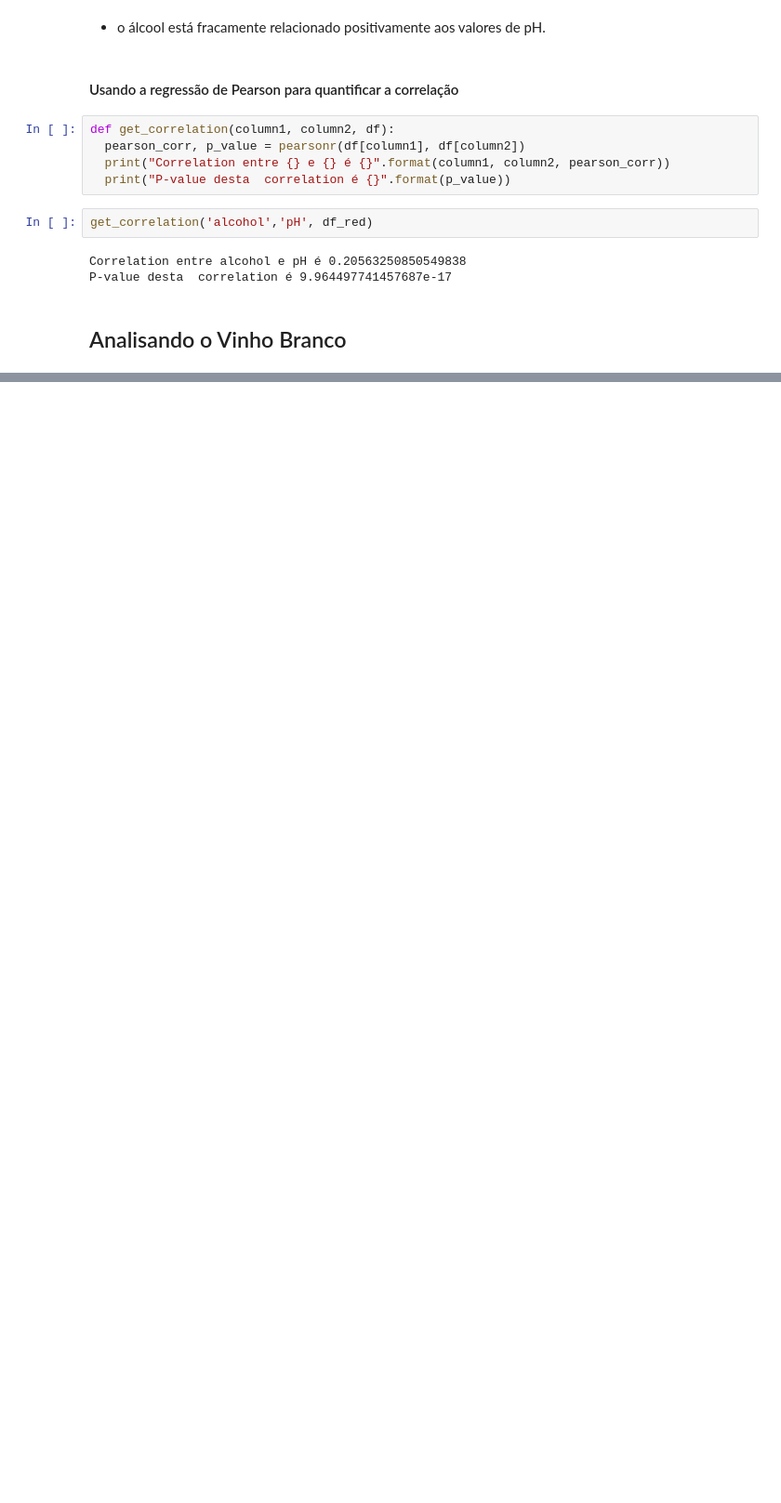
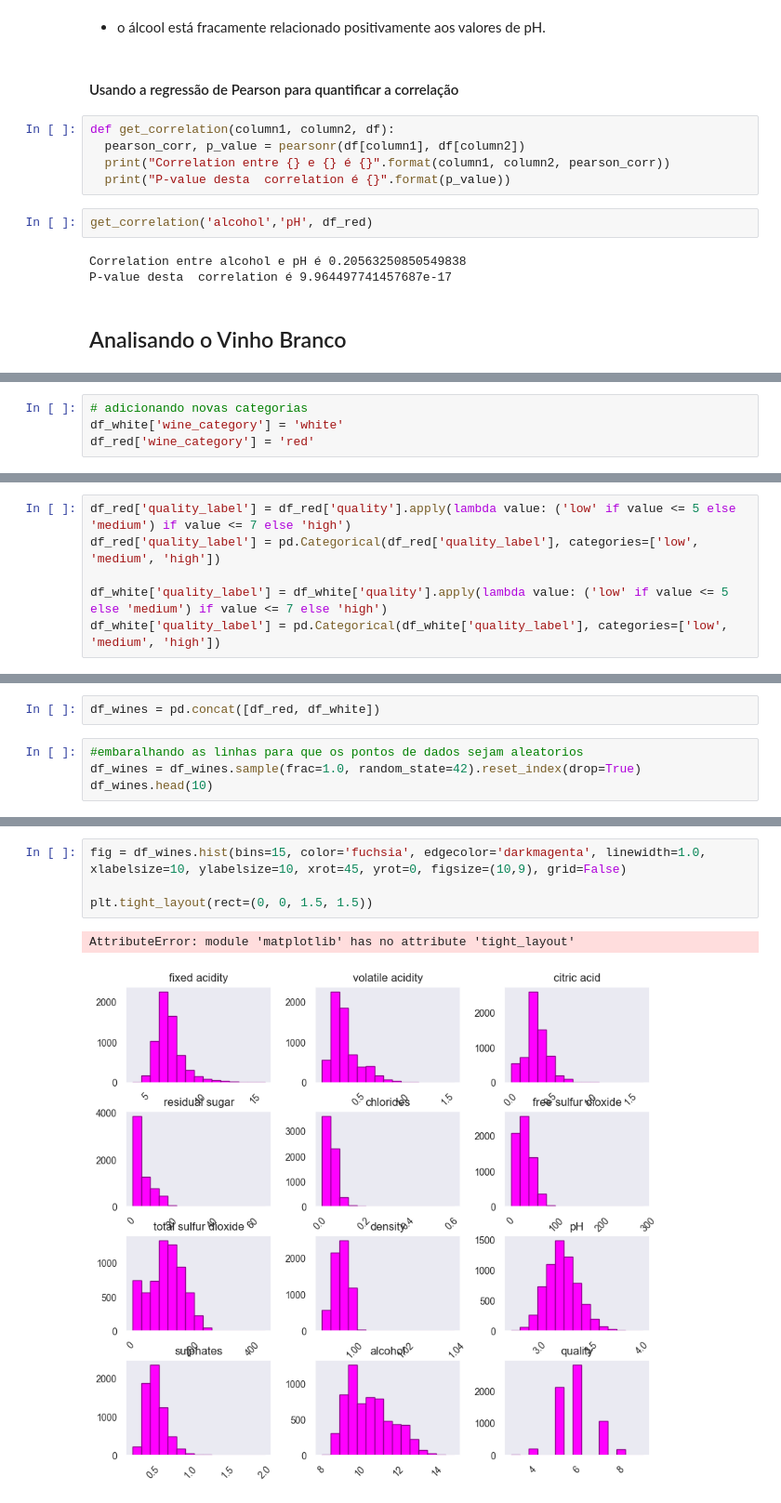
Before and after one commit to JessicaHora/Eda_wine_quality, a Jupyter notebook: Wine_quality.ipynb, the cells around one changed output, grey strips where cells are left out. Shown at 93% size. Cells and saved outputs as stored; diff of their text form; blank space fills up the shorter version.

```diff
--- a/Wine_quality.ipynb
+++ b/Wine_quality.ipynb
@@ -169,0 +195,4 @@ SyntaxError: incomplete input (2415119376.py, line 1)
+# %%
+# adicionando novas categorias
+df_white['wine_category'] = 'white'
+df_red['wine_category'] = 'red'
@@ -169,0 +207,6 @@ SyntaxError: incomplete input (2415119376.py, line 1)
+# %%
+df_red['quality_label'] = df_red['quality'].apply(lambda value: ('low' if value <= 5 else 'medium') if value <= 7 else 'high')
+df_red['quality_label'] = pd.Categorical(df_red['quality_label'], categories=['low', 'medium', 'high'])
+
+df_white['quality_label'] = df_white['quality'].apply(lambda value: ('low' if value <= 5 else 'medium') if value <= 7 else 'high')
+df_white['quality_label'] = pd.Categorical(df_white['quality_label'], categories=['low', 'medium', 'high'])
@@ -169,0 +229,6 @@ SyntaxError: incomplete input (2415119376.py, line 1)
+# %%
+df_wines = pd.concat([df_red, df_white])
+# %%
+#embaralhando as linhas para que os pontos de dados sejam aleatorios
+df_wines = df_wines.sample(frac=1.0, random_state=42).reset_index(drop=True)
+df_wines.head(10)
@@ -169,0 +274,7 @@ SyntaxError: incomplete input (2415119376.py, line 1)
+# %%
+fig = df_wines.hist(bins=15, color='fuchsia', edgecolor='darkmagenta', linewidth=1.0, xlabelsize=10, ylabelsize=10, xrot=45, yrot=0, figsize=(10,9), grid=False)
+
+plt.tight_layout(rect=(0, 0, 1.5, 1.5))
+# %% [output]
+AttributeError: module 'matplotlib' has no attribute 'tight_layout'
+[figure, added]
```
Also changed, not shown: parts of 16 cells of this notebook.
